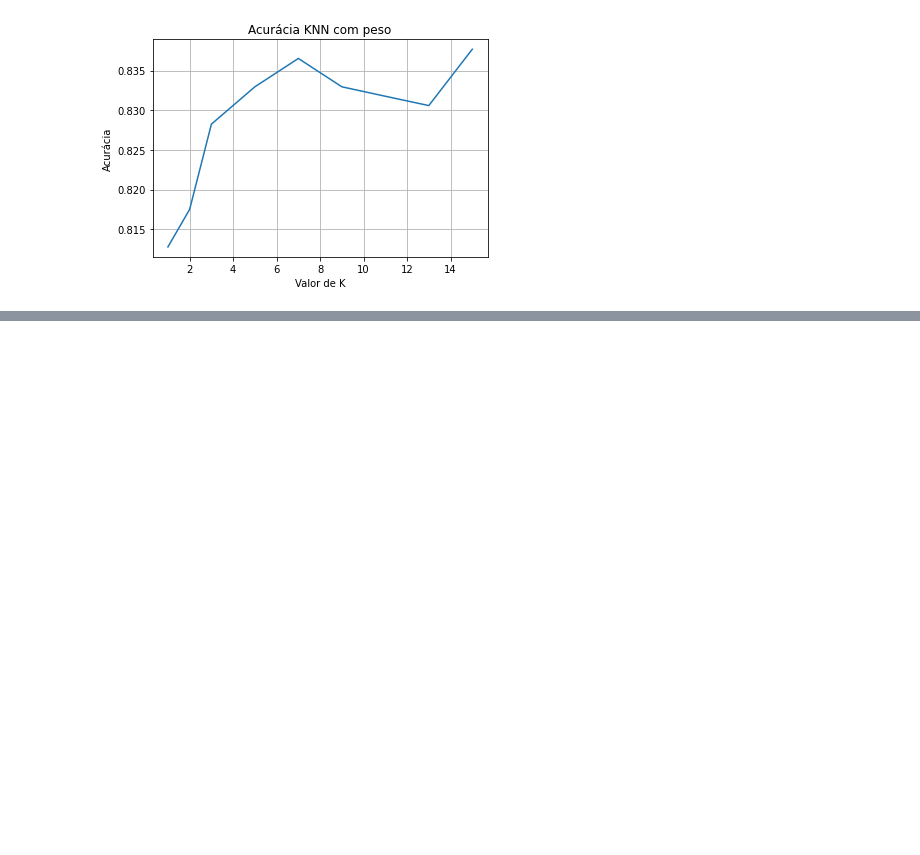
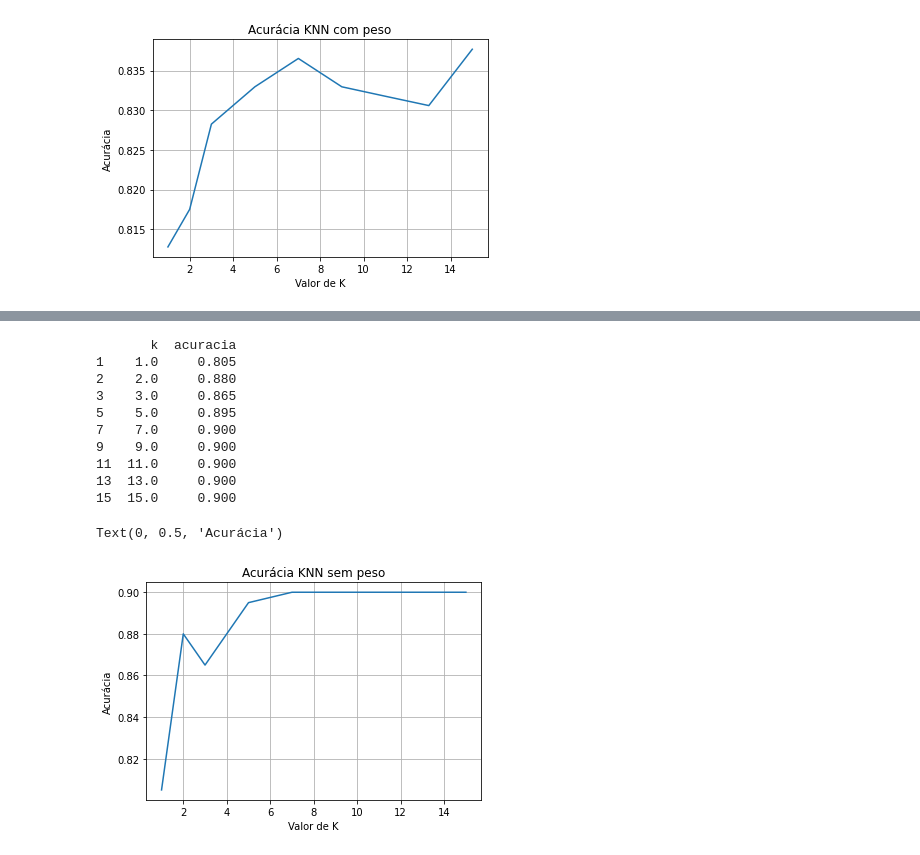
Before and after one commit to vmmelo/lista1-if699-ml, a Jupyter notebook: lista.ipynb, the cells around one changed output, grey strips where cells are left out. Saved outputs shown, nothing was run; the diff lists cells and outputs as text; code cells hidden in the pictures; blank space fills up the shorter version.

Commit message:
dataset cm1

```diff
--- a/lista.ipynb
+++ b/lista.ipynb
@@ -172,0 +212,4 @@ Text(0, 0.5, 'Acurácia')
+# %%
+# tratando os dados
+cm1Dataset['defects'] = cm1Dataset['defects'].astype(int)
+cm1Dataset.head()
@@ -172,0 +224,13 @@ Text(0, 0.5, 'Acurácia')
+# %%
+variacoes_k = [1,2,3,5,7,9,11,13,15]
+SEED = 5
+np.random.seed(SEED)
+x = cm1Dataset.loc[:, cm1Dataset.columns != 'defects']
+y = cm1Dataset['defects']
+
+# prepara o procedimento cross-validation
+cv = KFold(n_splits=10, random_state=1, shuffle=True)
+
+treino_x, teste_x, treino_y, teste_y = train_test_split(x, y, test_size = 0.4,
+                                                         stratify = y)
+print("Treinaremos com %d elementos e testaremos com %d elementos" % (len(treino_x), len(teste_x)))
@@ -172,0 +239,21 @@ Text(0, 0.5, 'Acurácia')
+# %%
+taxasAcertoSemPeso = pd.DataFrame(columns=['k', 'acuracia'])
+for k in variacoes_k:
+    neigh = KNeighborsClassifier(n_neighbors=k, weights='uniform', metric='euclidean')
+
+    inicioTreino = time.time()
+    neigh.fit(treino_x, treino_y)
+    fimTreino = time.time()
+    tempoTreino = fimTreino - inicioTreino
+
+    inicioTeste = time.time()
+    previsoes = neigh.predict(teste_x)
+    fimTeste = time.time()
+    tempoTeste = fimTeste - inicioTeste
+
+    #calculando a acuracia
+    acuracia = np.mean(cross_val_score(neigh, teste_x, teste_y, cv=cv))
+    print(f"A acurácia com k={k} foi %.2f%%" % (acuracia * 100))
+    print("Tempo de treino: %.4g s" % tempoTreino)
+    print("Tempo de teste: %.4g s" % tempoTeste)
+    taxasAcertoSemPeso.loc[k] = [k, acuracia]
@@ -172,0 +278,20 @@ Text(0, 0.5, 'Acurácia')
+# %%
+print(taxasAcertoSemPeso)
+plt.plot(taxasAcertoSemPeso['k'],taxasAcertoSemPeso['acuracia'])
+plt.title("Acurácia KNN sem peso")
+plt.grid(True)
+plt.xlabel("Valor de K")
+plt.ylabel("Acurácia")
+# %% [output]
+       k  acuracia
+1    1.0     0.805
+2    2.0     0.880
+3    3.0     0.865
+5    5.0     0.895
+7    7.0     0.900
+9    9.0     0.900
+11  11.0     0.900
+13  13.0     0.900
+15  15.0     0.900
+Text(0, 0.5, 'Acurácia')
+[figure, added]
```
Also changed, not shown: parts of 10 cells of this notebook.
